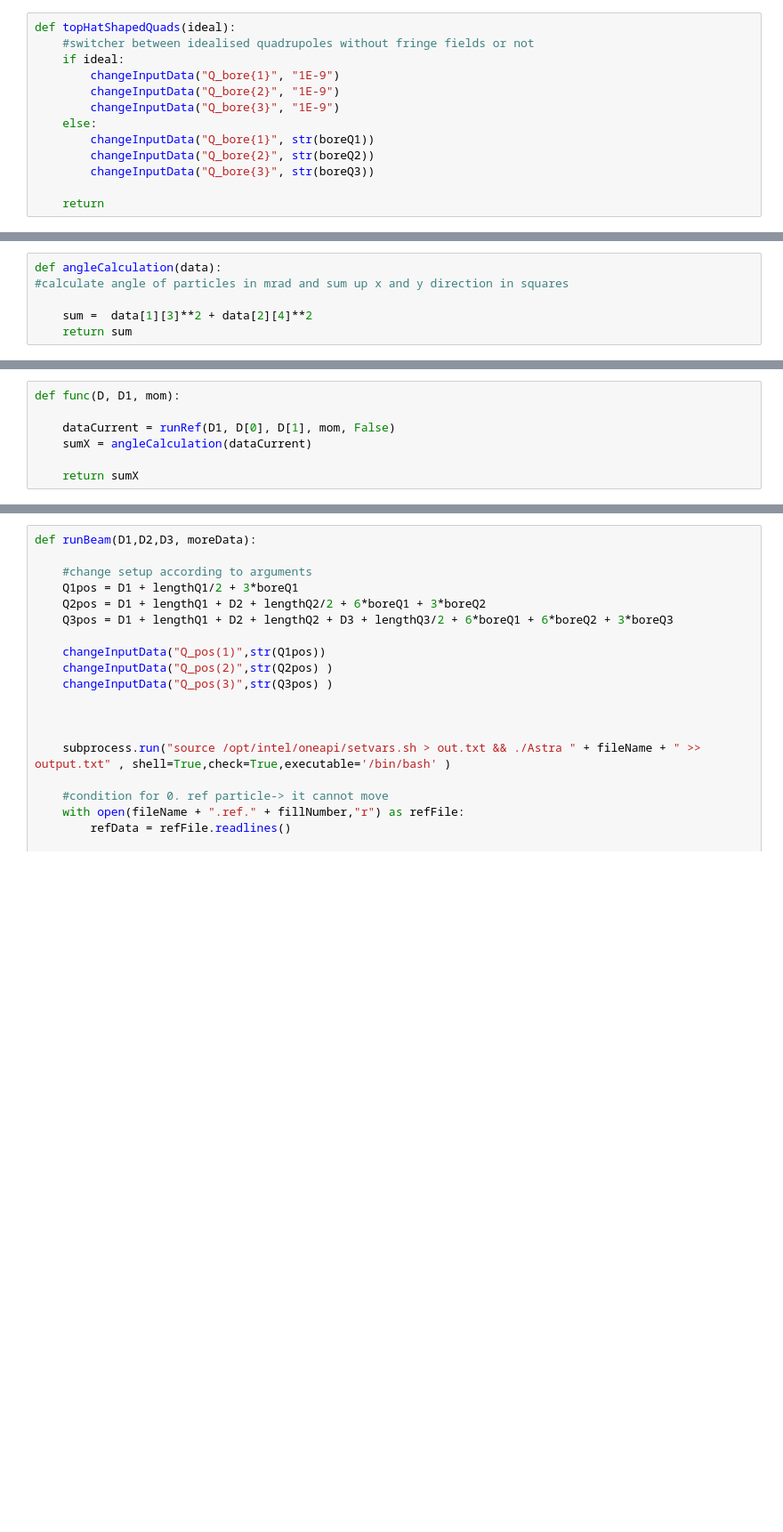
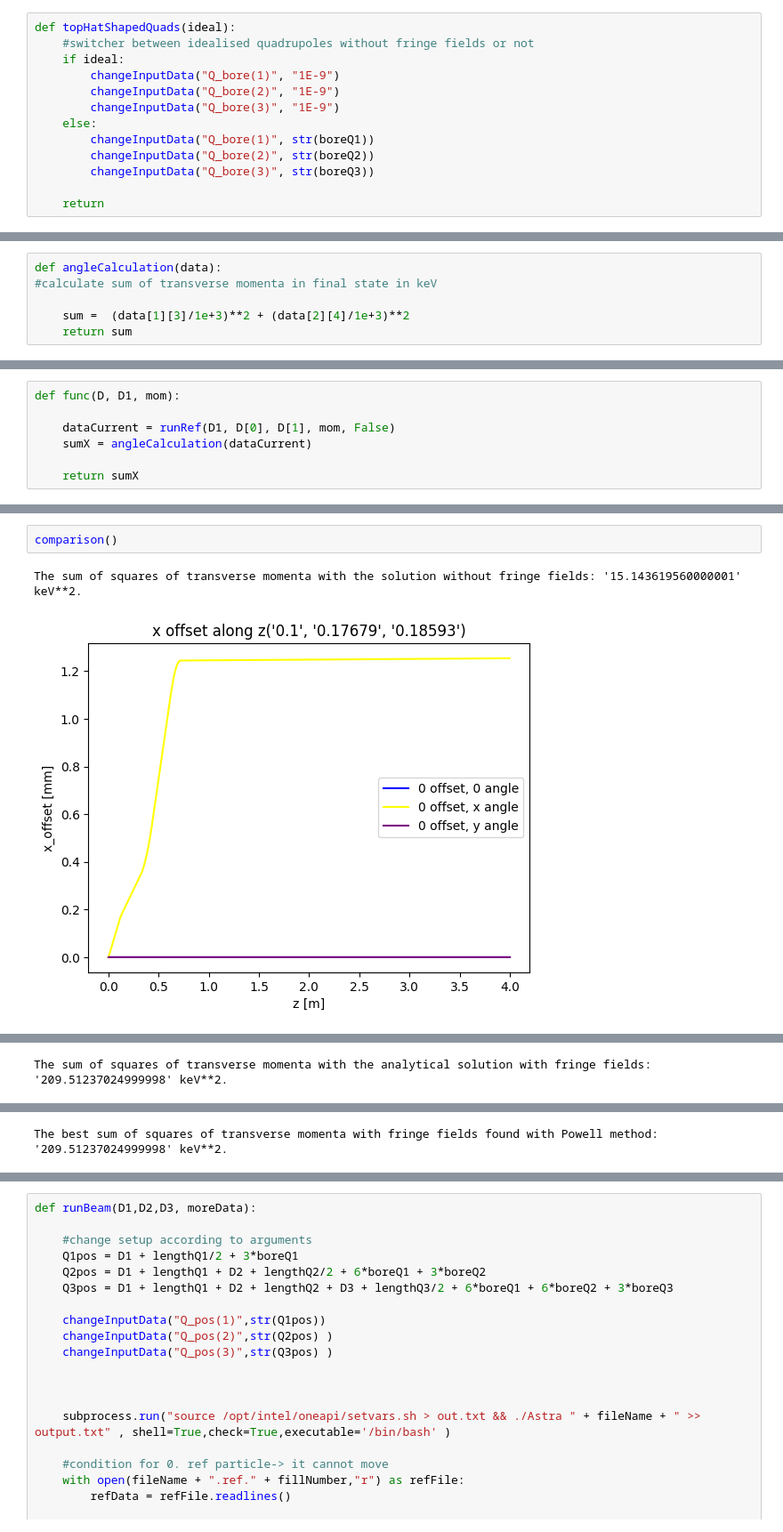
Before and after one commit to mvranovsky/Focusing-And-Deflecting-Devices, a Jupyter notebook: ASTRA/parallelFocusing/parallelFocused.ipynb, the cells around one changed output, grey strips where cells are left out. Shown at 89% size. Saved outputs shown, nothing was run; the diff lists cells and outputs as text; blank space fills up the shorter version.

```diff
--- a/ASTRA/parallelFocusing/parallelFocused.ipynb
+++ b/ASTRA/parallelFocusing/parallelFocused.ipynb
@@ -87,13 +93,13 @@ def changeInputData(tag, newVar):
 def topHatShapedQuads(ideal):
     #switcher between idealised quadrupoles without fringe fields or not
     if ideal:
-        changeInputData("Q_bore{1}", "1E-9")
-        changeInputData("Q_bore{2}", "1E-9")
-        changeInputData("Q_bore{3}", "1E-9")
+        changeInputData("Q_bore(1)", "1E-9")
+        changeInputData("Q_bore(2)", "1E-9")
+        changeInputData("Q_bore(3)", "1E-9")
     else:
-        changeInputData("Q_bore{1}", str(boreQ1))
-        changeInputData("Q_bore{2}", str(boreQ2))
-        changeInputData("Q_bore{3}", str(boreQ3))
+        changeInputData("Q_bore(1)", str(boreQ1))
+        changeInputData("Q_bore(2)", str(boreQ2))
+        changeInputData("Q_bore(3)", str(boreQ3))
 
     return
 # %%
@@ -319,9 +231,9 @@ def fill4DGraph(D1, D2,D3,mom,sumX, sumY):
     return
 # %%
 def angleCalculation(data):
-#calculate angle of particles in mrad and sum up x and y direction in squares
+#calculate sum of transverse momenta in final state in keV
 
-    sum =  data[1][3]**2 + data[2][4]**2
+    sum =  (data[1][3]/1e+3)**2 + (data[2][4]/1e+3)**2
     return sum
 # %%
 def angleCalculationX(data):
@@ -704,0 +752,5 @@ Running best setup again to get full data.
+# %%
+comparison()
+# %% [output]
+The sum of squares of transverse momenta with the solution without fringe fields: '15.143619560000001' keV**2.
+[figure, added]
@@ -704,0 +758 @@ Running best setup again to get full data.
+The sum of squares of transverse momenta with the analytical solution with fringe fields: '209.51237024999998' keV**2.
@@ -704,0 +761 @@ Running best setup again to get full data.
+The best sum of squares of transverse momenta with fringe fields found with Powell method: '209.51237024999998' keV**2.
```
Also changed, not shown: parts of 24 cells of this notebook, 8 other files.
